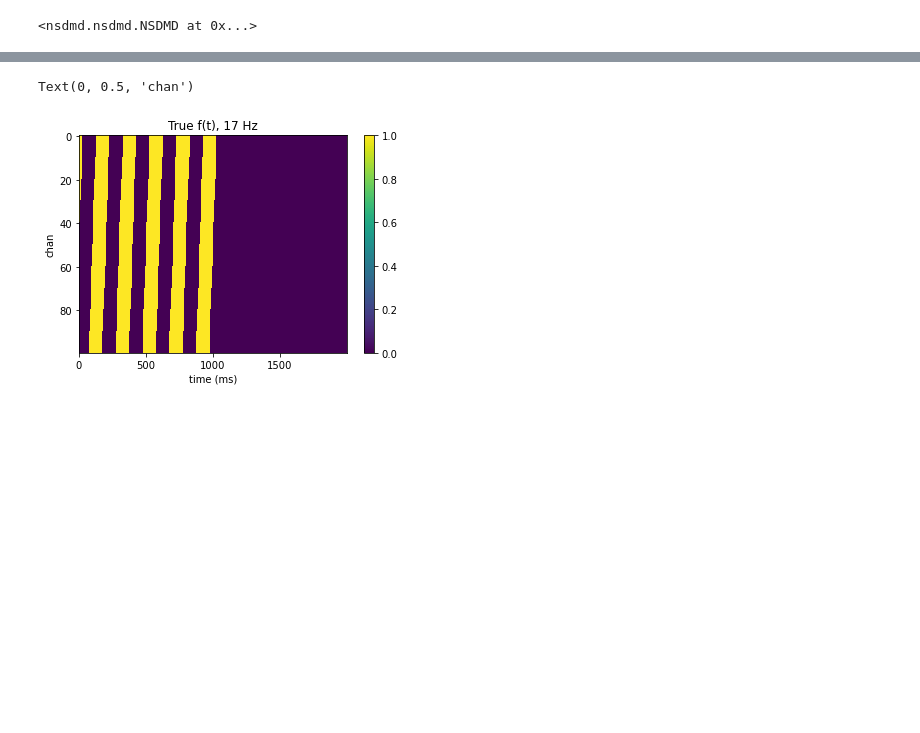
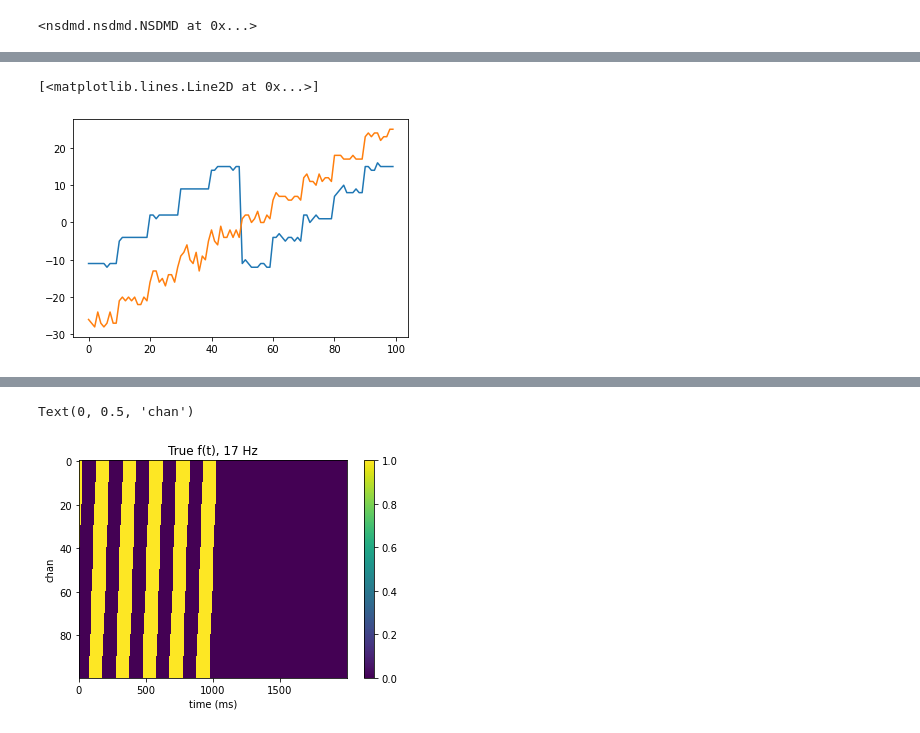
Before and after one commit to learning-2-learn/nsdmd, a Jupyter notebook: examples/coupling_lag_demo.ipynb, the cells around one changed output, grey strips where cells are left out. Saved outputs shown, nothing was run; the diff lists cells and outputs as text; code cells hidden in the pictures; blank space fills up the shorter version.

```diff
--- a/examples/coupling_lag_demo.ipynb
+++ b/examples/coupling_lag_demo.ipynb
@@ -73,3 +81,9 @@ model.fit_f(x, t, t_step, 6)
+# %%
+plt.plot(delay[0])
+plt.plot(delay[1])
+# %% [output]
+[<matplotlib.lines.Line2D at 0x...>]
+[figure, added]
 # %%
 fig = plt.figure()
 ax = fig.add_subplot(111)
```
Also changed, not shown: parts of 7 cells of this notebook, 1 other file.
